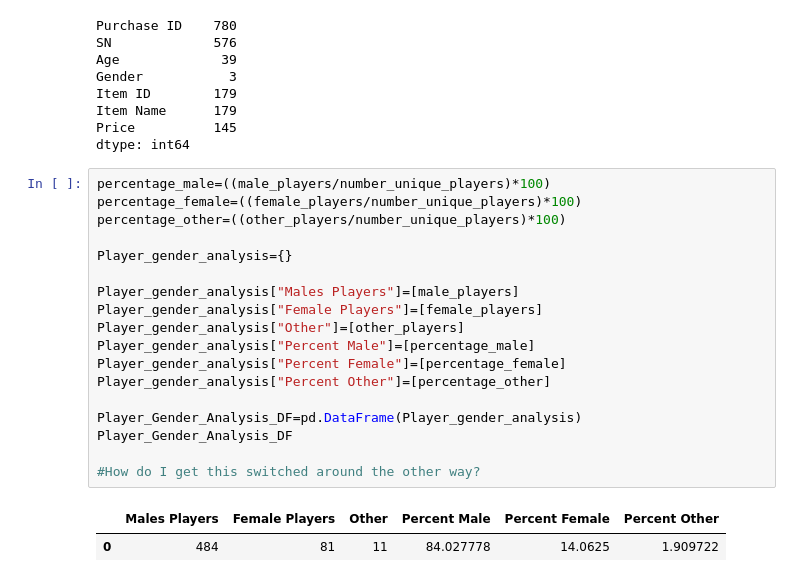
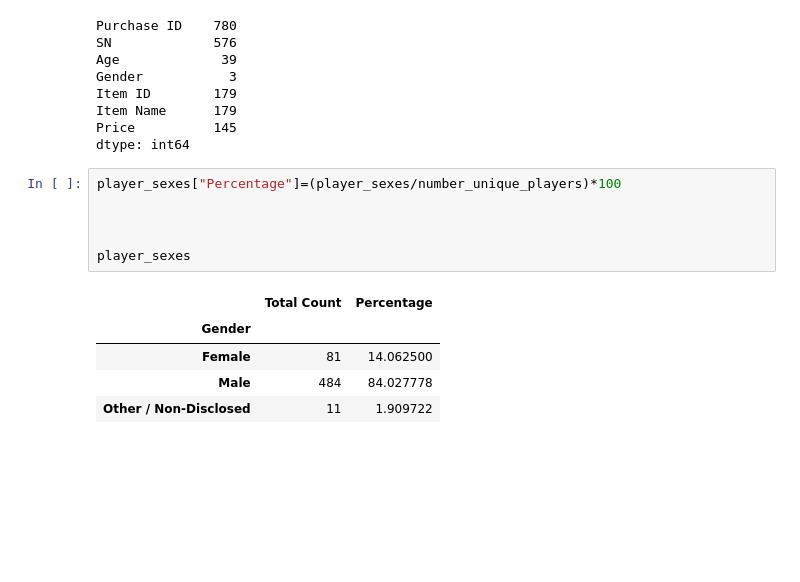
Before and after one commit to LexiJess/Pandas_Challenge, a Jupyter notebook: HeroesOfPymoli/HeroesOfPymoli_Jupyter.ipynb, the cells around one changed output. Saved outputs shown, nothing was run; the diff lists cells and outputs as text; blank space fills up the shorter version.

```diff
--- a/HeroesOfPymoli/HeroesOfPymoli_Jupyter.ipynb
+++ b/HeroesOfPymoli/HeroesOfPymoli_Jupyter.ipynb
@@ -191,24 +192,15 @@ Item ID        179
 Item Name      179
 Price          145
 dtype: int64
-# %%
-percentage_male=((male_players/number_unique_players)*100)
-percentage_female=((female_players/number_unique_players)*100)
-percentage_other=((other_players/number_unique_players)*100)
-
-Player_gender_analysis={}
-
-Player_gender_analysis["Males Players"]=[male_players]
-Player_gender_analysis["Female Players"]=[female_players]
-Player_gender_analysis["Other"]=[other_players]
-Player_gender_analysis["Percent Male"]=[percentage_male]
-Player_gender_analysis["Percent Female"]=[percentage_female]
-Player_gender_analysis["Percent Other"]=[percentage_other]
-
-Player_Gender_Analysis_DF=pd.DataFrame(Player_gender_analysis)
-Player_Gender_Analysis_DF
-
-#How do I get this switched around the other way?
-# %% [output]
-|  | Males Players | Female Players | Other | Percent Male | Percent Female | Percent Other |
-| 0 | 484 | 81 | 11 | 84.027778 | 14.0625 | 1.909722 |
+# %%
+player_sexes["Percentage"]=(player_sexes/number_unique_players)*100
+
+
+
+player_sexes
+# %% [output]
+|  | Total Count | Percentage |
+| Gender |  |  |
+| Female | 81 | 14.062500 |
+| Male | 484 | 84.027778 |
+| Other / Non-Disclosed | 11 | 1.909722 |
```
Also changed, not shown: parts of 4 cells of this notebook.
